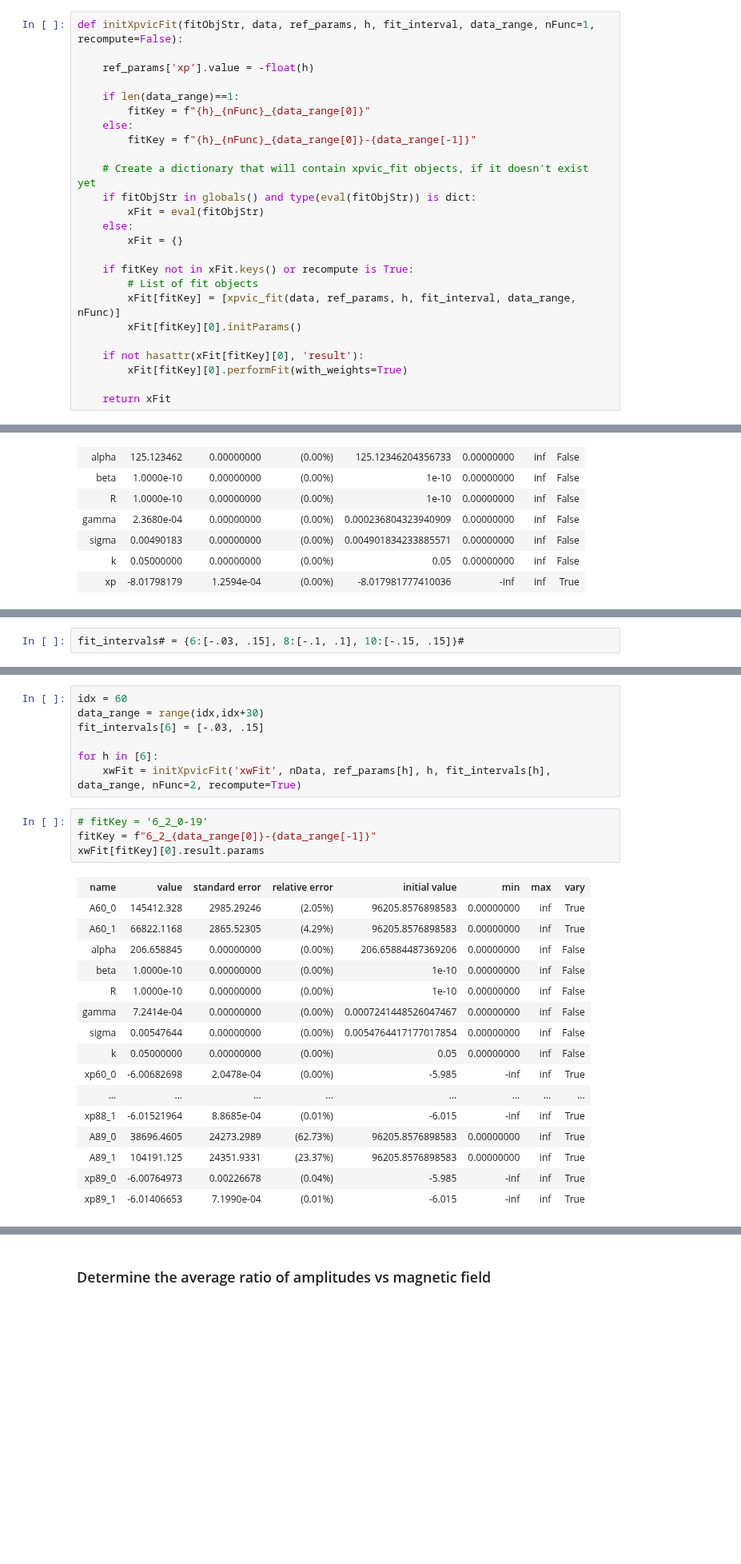
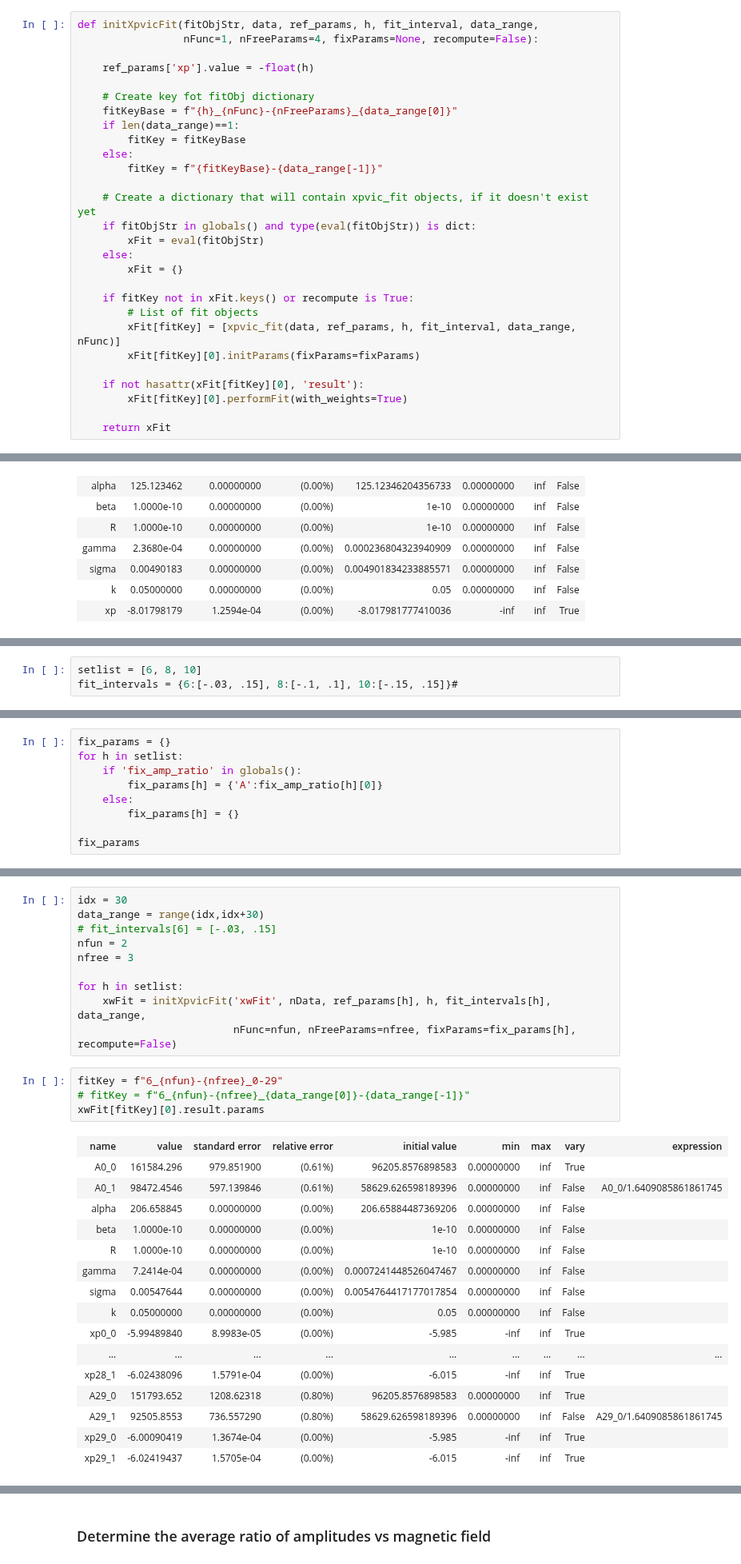
Before and after one commit to pmassat/pythonpda, a Jupyter notebook: Neutrons_pydas/ENS_peak_fit_pVIC_2019-02-14.ipynb, the cells around one changed output, grey strips where cells are left out. Shown at 80% size. Saved outputs shown, nothing was run; the diff lists cells and outputs as text; blank space fills up the shorter version.

```diff
--- a/Neutrons_pydas/ENS_peak_fit_pVIC_2019-02-14.ipynb
+++ b/Neutrons_pydas/ENS_peak_fit_pVIC_2019-02-14.ipynb
@@ -587,12 +588,15 @@ Text(0.5, 1.0, "5 free parameters: ['A', 'alpha', 'gamma', 'sigma', 'x0']")
 # %%
-def initXpvicFit(fitObjStr, data, ref_params, h, fit_interval, data_range, nFunc=1, recompute=False):
+def initXpvicFit(fitObjStr, data, ref_params, h, fit_interval, data_range,
+                 nFunc=1, nFreeParams=4, fixParams=None, recompute=False):
 
     ref_params['xp'].value = -float(h)
 
+    # Create key fot fitObj dictionary
+    fitKeyBase = f"{h}_{nFunc}-{nFreeParams}_{data_range[0]}"
     if len(data_range)==1:
-        fitKey = f"{h}_{nFunc}_{data_range[0]}"
+        fitKey = fitKeyBase
     else:
-        fitKey = f"{h}_{nFunc}_{data_range[0]}-{data_range[-1]}"
+        fitKey = f"{fitKeyBase}-{data_range[-1]}"
 
     # Create a dictionary that will contain xpvic_fit objects, if it doesn't exist yet
     if fitObjStr in globals() and type(eval(fitObjStr)) is dict:
@@ -603,7 +607,7 @@ def initXpvicFit(fitObjStr, data, ref_params, h, fit_interval, data_range, nFunc
     if fitKey not in xFit.keys() or recompute is True:
         # List of fit objects
         xFit[fitKey] = [xpvic_fit(data, ref_params, h, fit_interval, data_range, nFunc)]
-        xFit[fitKey][0].initParams()
+        xFit[fitKey][0].initParams(fixParams=fixParams)
 
     if not hasattr(xFit[fitKey][0], 'result'):
         xFit[fitKey][0].performFit(with_weights=True)
@@ -1486,2 +1509,3 @@ Adapt the following to make it work with xpvic_fit objects
 # %%
-fit_intervals# = {6:[-.03, .15], 8:[-.1, .1], 10:[-.15, .15]}#
+setlist = [6, 8, 10]
+fit_intervals = {6:[-.03, .15], 8:[-.1, .1], 10:[-.15, .15]}#
@@ -1489,0 +1512,9 @@ fit_intervals# = {6:[-.03, .15], 8:[-.1, .1], 10:[-.15, .15]}#
+# %%
+fix_params = {}
+for h in setlist:
+    if 'fix_amp_ratio' in globals():
+        fix_params[h] = {'A':fix_amp_ratio[h][0]}
+    else:
+        fix_params[h] = {}
+
+fix_params
@@ -1490,31 +1525,34 @@ fit_intervals# = {6:[-.03, .15], 8:[-.1, .1], 10:[-.15, .15]}#
 # %%
-idx = 60
+idx = 30
 data_range = range(idx,idx+30)
-fit_intervals[6] = [-.03, .15]
+# fit_intervals[6] = [-.03, .15]
+nfun = 2
+nfree = 3
 
-for h in [6]:
-    xwFit = initXpvicFit('xwFit', nData, ref_params[h], h, fit_intervals[h], data_range, nFunc=2, recompute=True)
+for h in setlist:
+    xwFit = initXpvicFit('xwFit', nData, ref_params[h], h, fit_intervals[h], data_range,
+                         nFunc=nfun, nFreeParams=nfree, fixParams=fix_params[h], recompute=False)
 # %%
-# fitKey = '6_2_0-19'
-fitKey = f"6_2_{data_range[0]}-{data_range[-1]}"
+fitKey = f"6_{nfun}-{nfree}_0-29"
+# fitKey = f"6_{nfun}-{nfree}_{data_range[0]}-{data_range[-1]}"
 xwFit[fitKey][0].result.params
 # %% [output]
-| name | value | standard error | relative error | initial value | min | max | vary |
-| A60_0 | 145412.328 | 2985.29246 | (2.05%) | 96205.8576898583 | 0.00000000 | inf | True |
-| A60_1 | 66822.1168 | 2865.52305 | (4.29%) | 96205.8576898583 | 0.00000000 | inf | True |
-| alpha | 206.658845 | 0.00000000 | (0.00%) | 206.65884487369206 | 0.00000000 | inf | False |
-| beta | 1.0000e-10 | 0.00000000 | (0.00%) | 1e-10 | 0.00000000 | inf | False |
-| R | 1.0000e-10 | 0.00000000 | (0.00%) | 1e-10 | 0.00000000 | inf | False |
-| gamma | 7.2414e-04 | 0.00000000 | (0.00%) | 0.0007241448526047467 | 0.00000000 | inf | False |
-| sigma | 0.00547644 | 0.00000000 | (0.00%) | 0.0054764417177017854 | 0.00000000 | inf | False |
-| k | 0.05000000 | 0.00000000 | (0.00%) | 0.05 | 0.00000000 | inf | False |
-| xp60_0 | -6.00682698 | 2.0478e-04 | (0.00%) | -5.985 | -inf | inf | True |
-| ... | ... | ... | ... | ... | ... | ... | ... |
-| xp88_1 | -6.01521964 | 8.8685e-04 | (0.01%) | -6.015 | -inf | inf | True |
-| A89_0 | 38696.4605 | 24273.2989 | (62.73%) | 96205.8576898583 | 0.00000000 | inf | True |
-| A89_1 | 104191.125 | 24351.9331 | (23.37%) | 96205.8576898583 | 0.00000000 | inf | True |
-| xp89_0 | -6.00764973 | 0.00226678 | (0.04%) | -5.985 | -inf | inf | True |
-| xp89_1 | -6.01406653 | 7.1990e-04 | (0.01%) | -6.015 | -inf | inf | True |
+| name | value | standard error | relative error | initial value | min | max | vary | expression |
+| A0_0 | 161584.296 | 979.851900 | (0.61%) | 96205.8576898583 | 0.00000000 | inf | True |  |
+| A0_1 | 98472.4546 | 597.139846 | (0.61%) | 58629.626598189396 | 0.00000000 | inf | False | A0_0/1.6409085861861745 |
+| alpha | 206.658845 | 0.00000000 | (0.00%) | 206.65884487369206 | 0.00000000 | inf | False |  |
+| beta | 1.0000e-10 | 0.00000000 | (0.00%) | 1e-10 | 0.00000000 | inf | False |  |
+| R | 1.0000e-10 | 0.00000000 | (0.00%) | 1e-10 | 0.00000000 | inf | False |  |
+| gamma | 7.2414e-04 | 0.00000000 | (0.00%) | 0.0007241448526047467 | 0.00000000 | inf | False |  |
+| sigma | 0.00547644 | 0.00000000 | (0.00%) | 0.0054764417177017854 | 0.00000000 | inf | False |  |
+| k | 0.05000000 | 0.00000000 | (0.00%) | 0.05 | 0.00000000 | inf | False |  |
+| xp0_0 | -5.99489840 | 8.9983e-05 | (0.00%) | -5.985 | -inf | inf | True |  |
+| ... | ... | ... | ... | ... | ... | ... | ... | ... |
+| xp28_1 | -6.02438096 | 1.5791e-04 | (0.00%) | -6.015 | -inf | inf | True |  |
+| A29_0 | 151793.652 | 1208.62318 | (0.80%) | 96205.8576898583 | 0.00000000 | inf | True |  |
+| A29_1 | 92505.8553 | 736.557290 | (0.80%) | 58629.626598189396 | 0.00000000 | inf | False | A29_0/1.6409085861861745 |
+| xp29_0 | -6.00090419 | 1.3674e-04 | (0.00%) | -5.985 | -inf | inf | True |  |
+| xp29_1 | -6.02419437 | 1.5705e-04 | (0.00%) | -6.015 | -inf | inf | True |  |
 # %%
 xwFit[fitKey][0].plot_range = xwFit[fitKey][0].data_range[::len(data_range)//3]
 plot_spec = list(xwFit[fitKey][0].plot_range)
```
Also changed, not shown: parts of 29 cells of this notebook, 2 other files.
